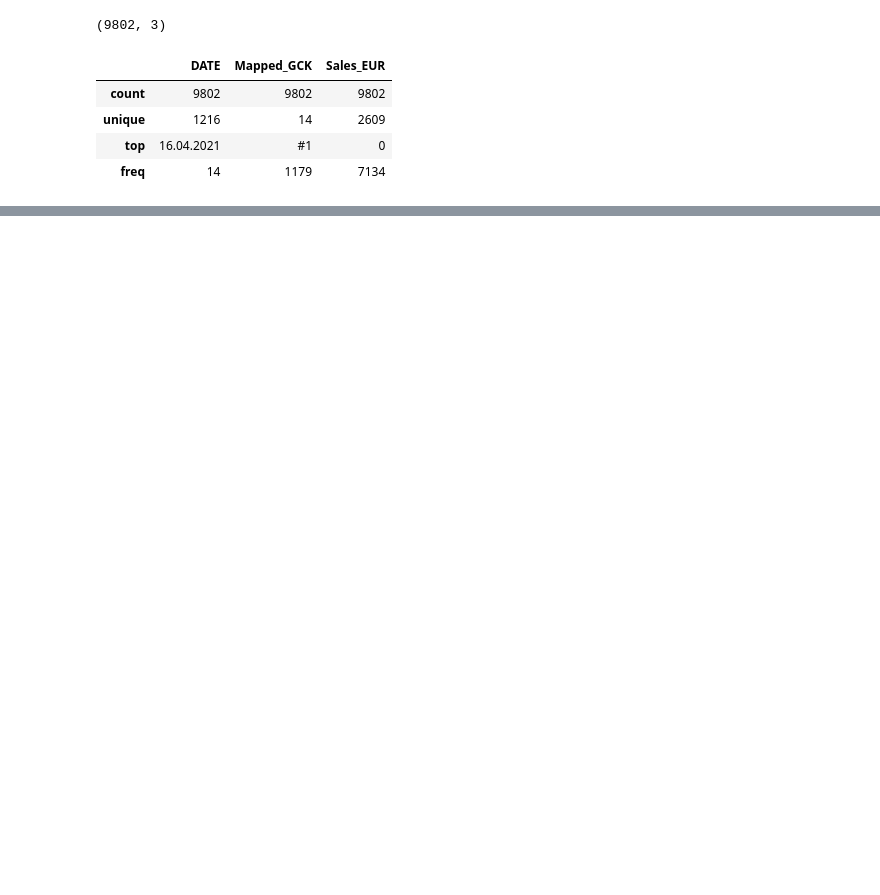
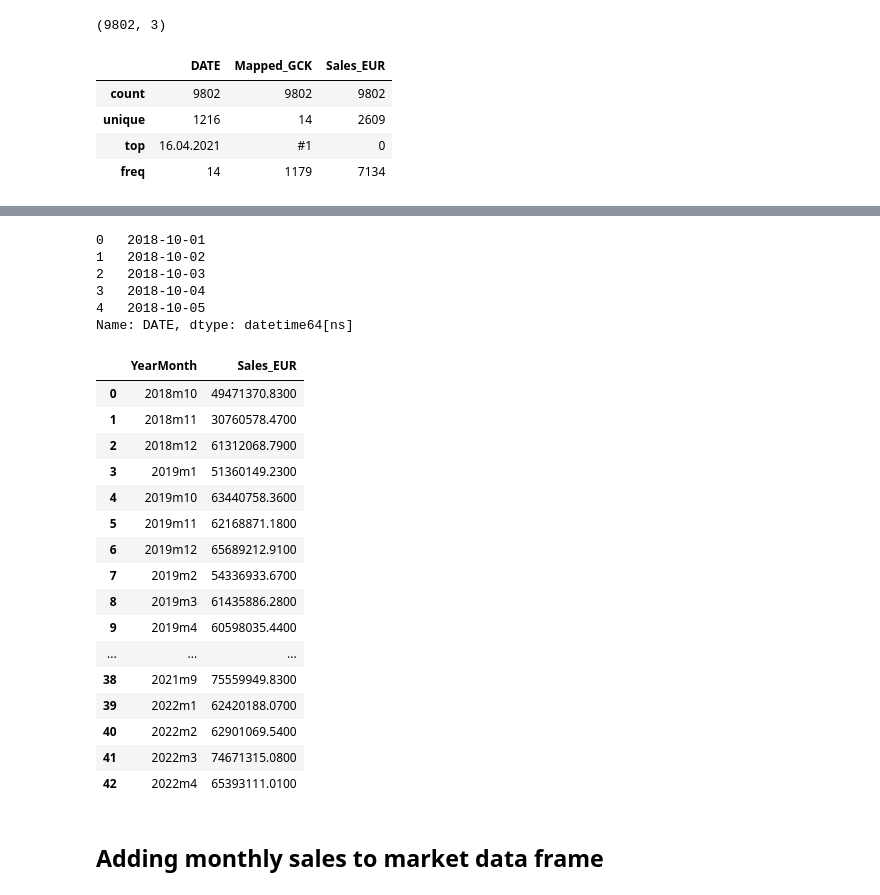
Before and after one commit to RubenCMarques/Case-2--Siemens-Sales-Forecast, a Jupyter notebook: Notebooks/Chloe_workspace.ipynb, the cells around one changed output, grey strips where cells are left out. Cells and saved outputs as stored; diff of their text form; code cells hidden in the pictures; blank space fills up the shorter version.

```diff
--- a/Notebooks/Chloe_workspace.ipynb
+++ b/Notebooks/Chloe_workspace.ipynb
@@ -77,0 +167,3 @@ sales_data.describe()
+# %%
+# Force normal decimal formatting
+pd.options.display.float_format = '{:.4f}'.format
@@ -85,0 +214,4 @@ plt.show()
+# %%
+sales_data['DATE'] = sales_data['DATE'].apply(pd.to_datetime, dayfirst=True)
+
+sales_data.info()
@@ -85,0 +229,37 @@ plt.show()
+# %%
+sales_data['DATE'].head()
+# %% [output]
+0   2018-10-01
+1   2018-10-02
+2   2018-10-03
+3   2018-10-04
+4   2018-10-05
+Name: DATE, dtype: datetime64[ns]
+# %%
+# Create a new column in YYYYmM format
+sales_data['YearMonth'] = sales_data['DATE'].dt.strftime('%Ym%-m')
+
+# Aggregate sales by month
+monthly_sales = sales_data.groupby('YearMonth')['Sales_EUR'].sum().reset_index()
+
+monthly_sales
+# %% [output]
+|  | YearMonth | Sales_EUR |
+| 0 | 2018m10 | 49471370.8300 |
+| 1 | 2018m11 | 30760578.4700 |
+| 2 | 2018m12 | 61312068.7900 |
+| 3 | 2019m1 | 51360149.2300 |
+| 4 | 2019m10 | 63440758.3600 |
+| 5 | 2019m11 | 62168871.1800 |
+| 6 | 2019m12 | 65689212.9100 |
+| 7 | 2019m2 | 54336933.6700 |
+| 8 | 2019m3 | 61435886.2800 |
+| 9 | 2019m4 | 60598035.4400 |
+| ... | ... | ... |
+| 38 | 2021m9 | 75559949.8300 |
+| 39 | 2022m1 | 62420188.0700 |
+| 40 | 2022m2 | 62901069.5400 |
+| 41 | 2022m3 | 74671315.0800 |
+| 42 | 2022m4 | 65393111.0100 |
+# %% [markdown]
+## Adding monthly sales to market data frame
```
Also changed, not shown: parts of 16 cells of this notebook.
